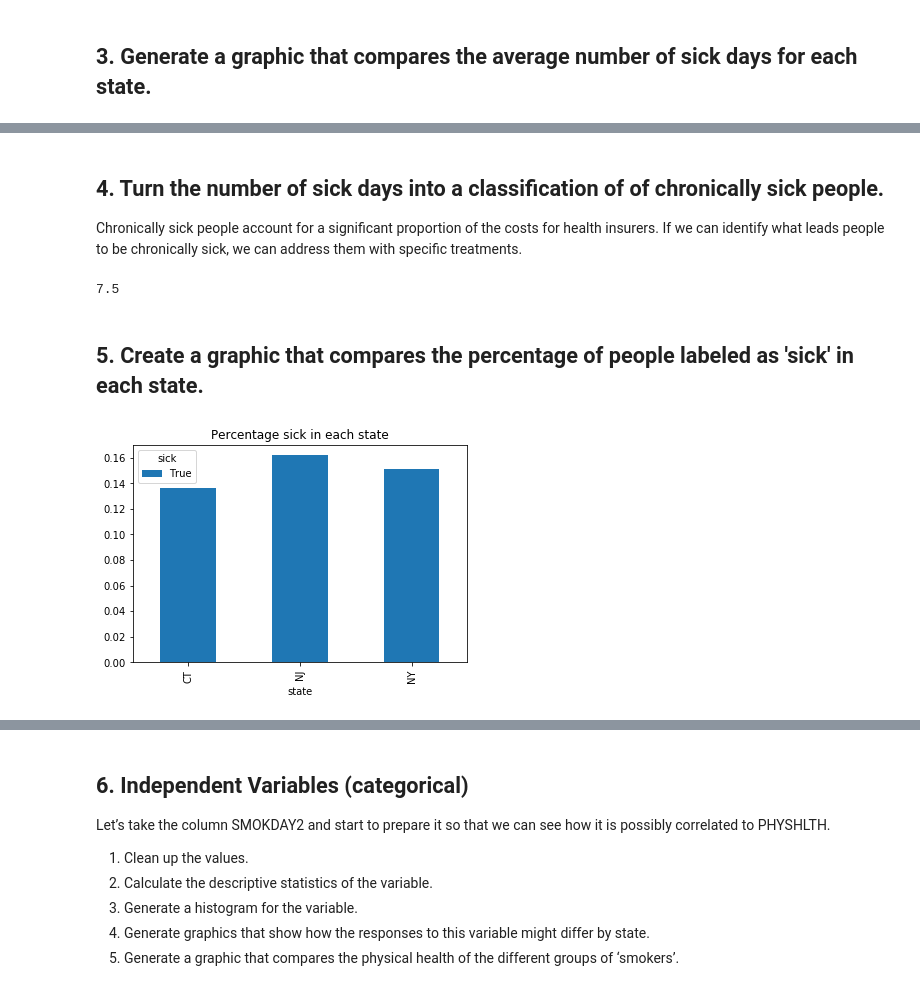
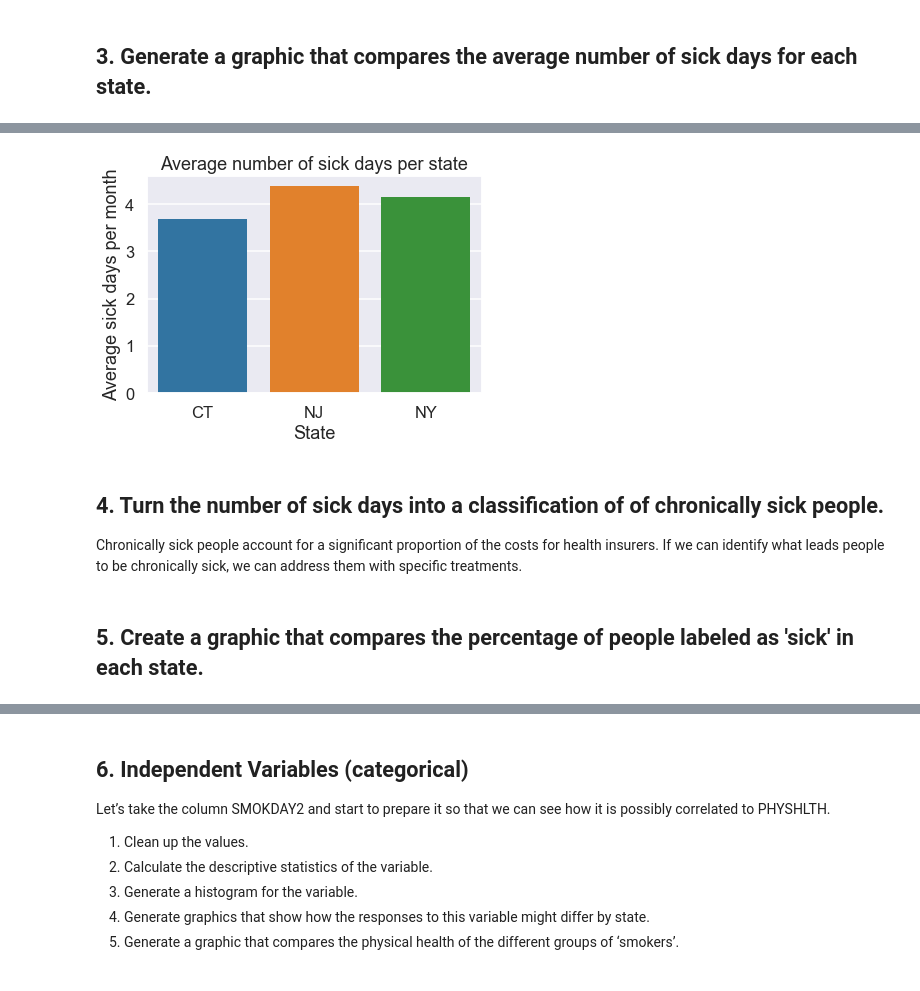
Before and after one commit to rcharan/nyc-ds-100719-lectures, a Jupyter notebook: week-2/case_study/Data_Exploration_Applied.ipynb, the cells around one changed output, grey strips where cells are left out. Drawn from its saved outputs; the diff is of its cells as text; code cells hidden in the pictures.

```diff
--- a/week-2/case_study/Data_Exploration_Applied.ipynb
+++ b/week-2/case_study/Data_Exploration_Applied.ipynb
@@ -146,3 +102,14 @@ df.groupby('state')['physhlth'].mean().plot(kind = 'bar', title = 'average sick
+# %%
+%%capture
+fig, ax = plt.subplots()
+
+data = df.groupby('state')['physhlth'].mean()
+sns.barplot(x = data.index, y = data, ax = ax)
+ax.set(title = 'Average number of sick days per state', xlabel = 'State', ylabel = 'Average sick days per month')
+# %%
+fig
+# %% [output]
+[figure, added]
 # %% [markdown]
 ## 4. Turn the number of sick days into a classification of of chronically sick people.
 
@@ -151,9 +118,6 @@ Chronically sick people account for a significant proportion of the costs for he
 q3  = df.physhlth.quantile(0.75)
 iqr = df.physhlth.quantile(0.75) - df.physhlth.quantile(0.25)
 outlier_cutoff = q3 + iqr * 1.5
-outlier_cutoff
-# %% [output]
-7.5
 # %% [markdown]
 ## 5. Create a graphic that compares the percentage of people labeled as 'sick' in each state.
 # %%
@@ -164,6 +128,2 @@ freq_table = pd.crosstab(df.state, df.sick, normalize='index')
 # This is equivalent:
 # freq_table = df.groupby(['state', 'sick'])['state'].count().unstack().apply(lambda row : row / row.sum(), axis = 'columns')
-# %%
-freq_table.drop(False, axis = 'columns').plot(kind = 'bar', title = 'Percentage sick in each state');
-# %% [output]
-[figure, removed]
```
Also changed, not shown: parts of 67 cells of this notebook.
